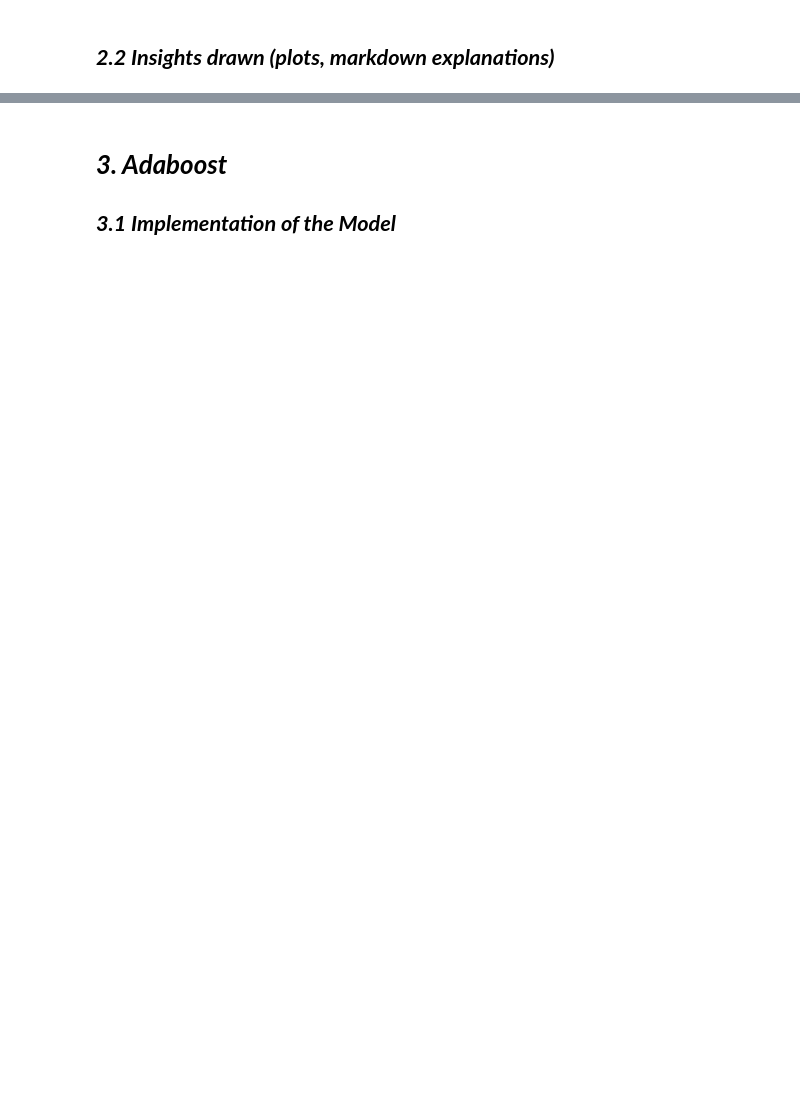
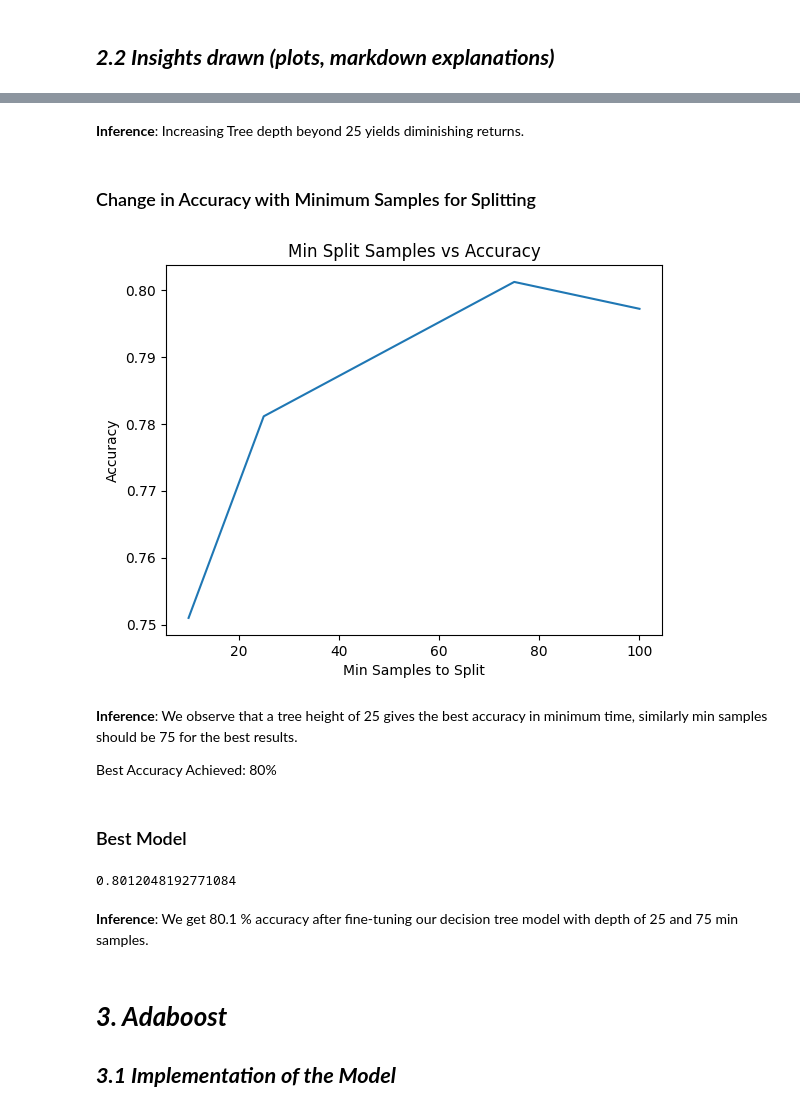
Before and after one commit to Neo-Panther/ML-Project-Predicting-Crime-Rate, a Jupyter notebook: Team16_Assignment2.ipynb, the cells around one changed output, grey strips where cells are left out. Saved outputs shown, nothing was run; the diff lists cells and outputs as text; code cells hidden in the pictures; blank space fills up the shorter version.

```diff
--- a/Team16_Assignment2.ipynb
+++ b/Team16_Assignment2.ipynb
@@ -27,3 +370,32 @@ This assignment aims to identify the differences between three Machine Learning
+# %% [markdown]
+**Inference**: Increasing Tree depth beyond 25 yields diminishing returns.
+# %% [markdown]
+### Change in Accuracy with Minimum Samples for Splitting
+# %%
+r = [10, 25, 50, 75, 100]
+acc = []
+for ms in r:
+  acc.append(getDTAcc(25, ms))
+
+plt.plot(r, acc)
+plt.xlabel("Min Samples to Split")
+plt.ylabel("Accuracy")
+plt.title("Min Split Samples vs Accuracy")
+plt.show()
+# %% [output]
+[figure, added]
+# %% [markdown]
+**Inference**: We observe that a tree height of 25 gives the best accuracy in minimum time, similarly min samples should be 75 for the best results.
+
+Best Accuracy Achieved: 80%
+# %% [markdown]
+### Best Model
+# %%
+getDTAcc(25, 75)
+# %% [output]
+0.8012048192771084
+# %% [markdown]
+**Inference**: We get 80.1 % accuracy after fine-tuning our decision tree model with depth of 25 and 75 min samples.
 # %% [markdown]
 # ***3. Adaboost***
 
```
Also changed, not shown: parts of 69 cells of this notebook, 2 other files.
